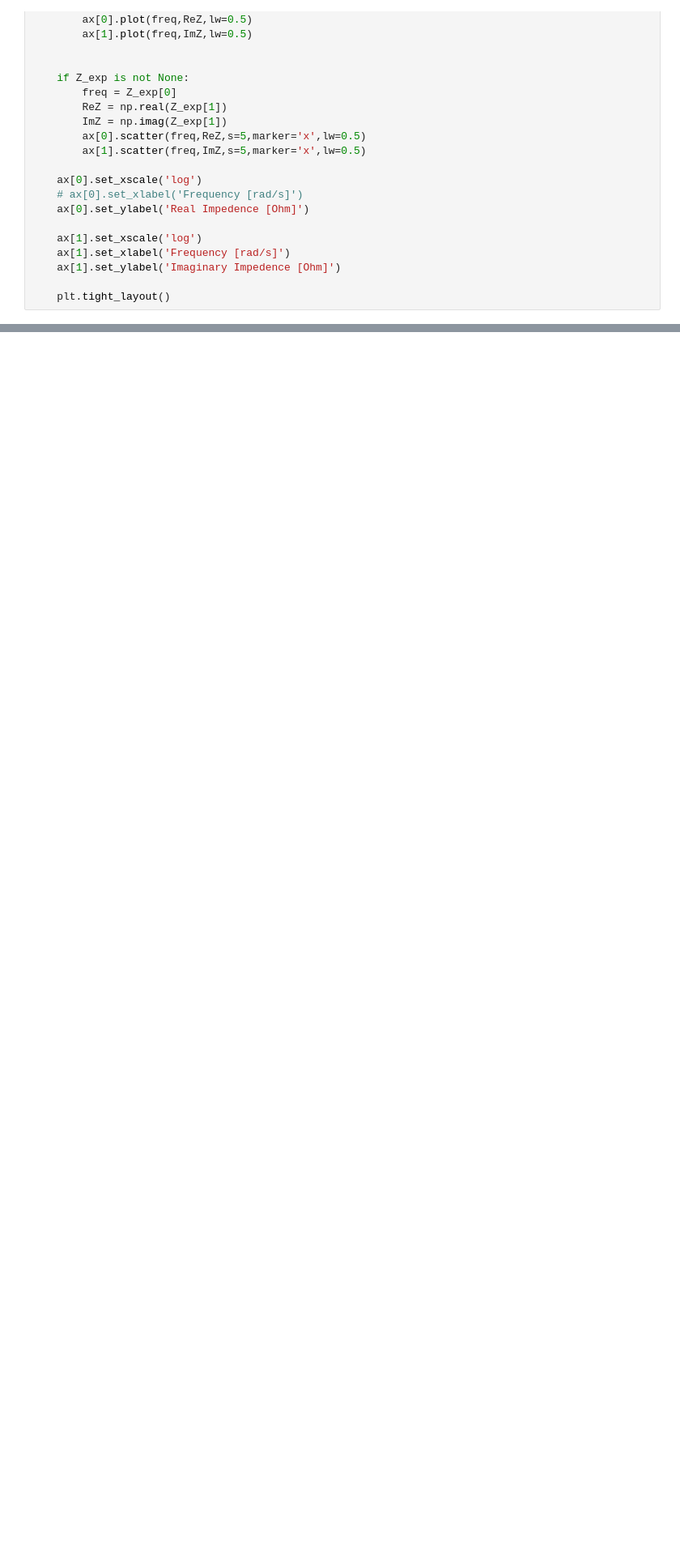
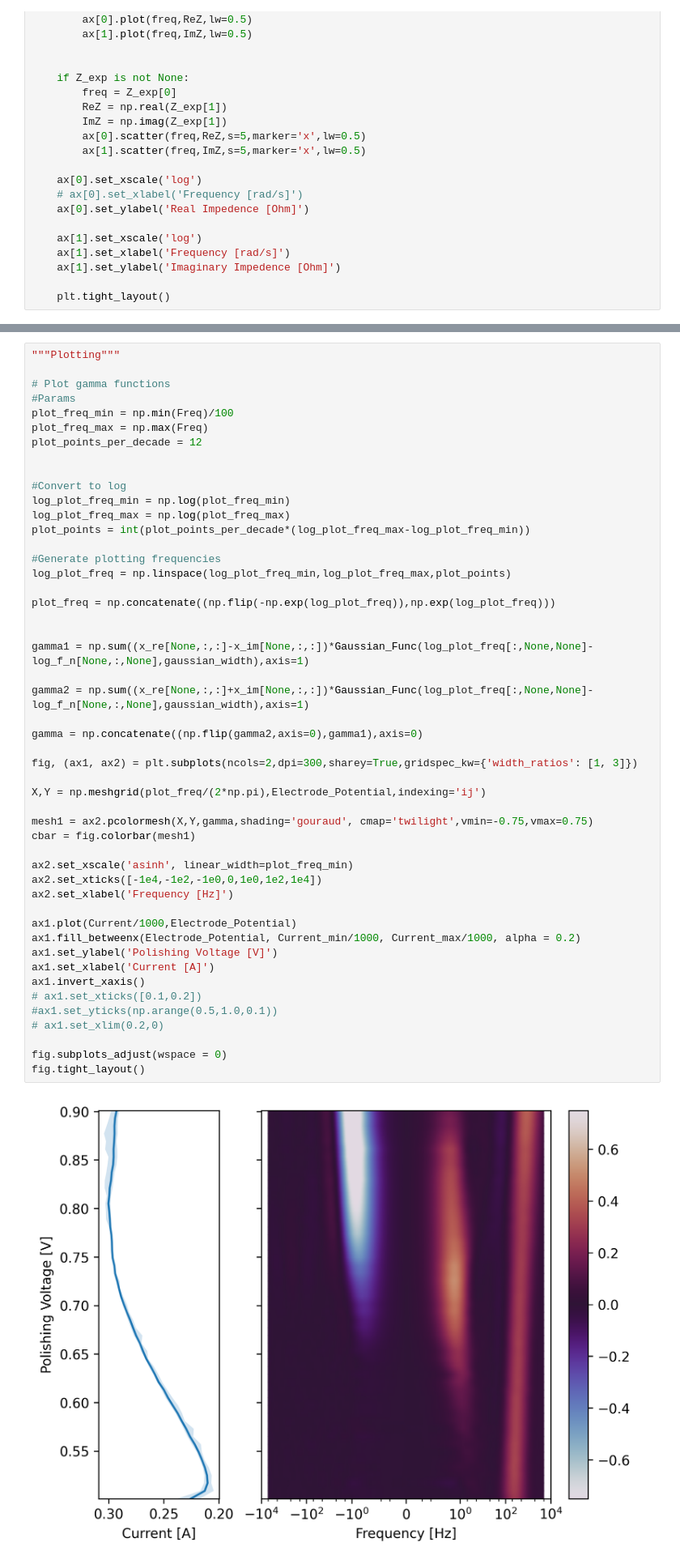
Before and after one commit to EricViklund/nbeis, a Jupyter notebook: DRT-Compute-3.ipynb, the cells around one changed output, grey strips where cells are left out. Shown at 81% size. Saved outputs shown, nothing was run; the diff lists cells and outputs as text; blank space fills up the shorter version.

```diff
--- a/DRT-Compute-3.ipynb
+++ b/DRT-Compute-3.ipynb
@@ -644,0 +636,51 @@ plt.savefig('figures/gamma.png')
+# %%
+"""Plotting"""
+
+# Plot gamma functions
+#Params
+plot_freq_min = np.min(Freq)/100
+plot_freq_max = np.max(Freq)
+plot_points_per_decade = 12
+
+
+#Convert to log
+log_plot_freq_min = np.log(plot_freq_min)
+log_plot_freq_max = np.log(plot_freq_max)
+plot_points = int(plot_points_per_decade*(log_plot_freq_max-log_plot_freq_min))
+
+#Generate plotting frequencies
+log_plot_freq = np.linspace(log_plot_freq_min,log_plot_freq_max,plot_points)
+
+plot_freq = np.concatenate((np.flip(-np.exp(log_plot_freq)),np.exp(log_plot_freq)))
+
+
+gamma1 = np.sum((x_re[None,:,:]-x_im[None,:,:])*Gaussian_Func(log_plot_freq[:,None,None]-log_f_n[None,:,None],gaussian_width),axis=1)
+
+gamma2 = np.sum((x_re[None,:,:]+x_im[None,:,:])*Gaussian_Func(log_plot_freq[:,None,None]-log_f_n[None,:,None],gaussian_width),axis=1)
+
+gamma = np.concatenate((np.flip(gamma2,axis=0),gamma1),axis=0)
+
+fig, (ax1, ax2) = plt.subplots(ncols=2,dpi=300,sharey=True,gridspec_kw={'width_ratios': [1, 3]})
+
+X,Y = np.meshgrid(plot_freq/(2*np.pi),Electrode_Potential,indexing='ij')
+
+mesh1 = ax2.pcolormesh(X,Y,gamma,shading='gouraud', cmap='twilight',vmin=-0.75,vmax=0.75)
+cbar = fig.colorbar(mesh1)
+
+ax2.set_xscale('asinh', linear_width=plot_freq_min)
+ax2.set_xticks([-1e4,-1e2,-1e0,0,1e0,1e2,1e4])
+ax2.set_xlabel('Frequency [Hz]')
+
+ax1.plot(Current/1000,Electrode_Potential)
+ax1.fill_betweenx(Electrode_Potential, Current_min/1000, Current_max/1000, alpha = 0.2)
+ax1.set_ylabel('Polishing Voltage [V]')
+ax1.set_xlabel('Current [A]')
+ax1.invert_xaxis()
+# ax1.set_xticks([0.1,0.2])
+#ax1.set_yticks(np.arange(0.5,1.0,0.1))
+# ax1.set_xlim(0.2,0)
+
+fig.subplots_adjust(wspace = 0)
+fig.tight_layout()
+# %% [output]
+[figure, added]
```
Also changed, not shown: parts of 10 cells of this notebook, 10 other files.
